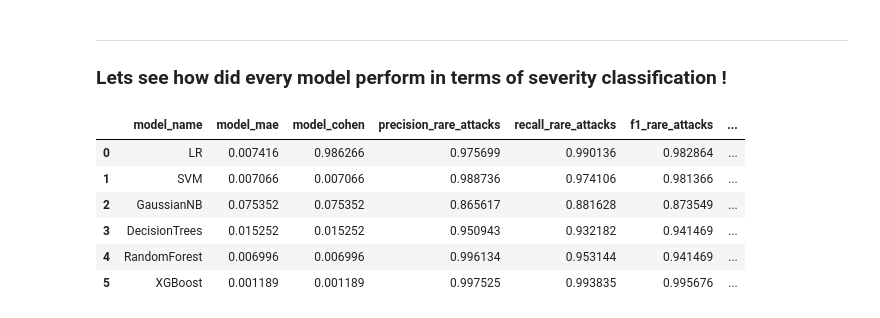
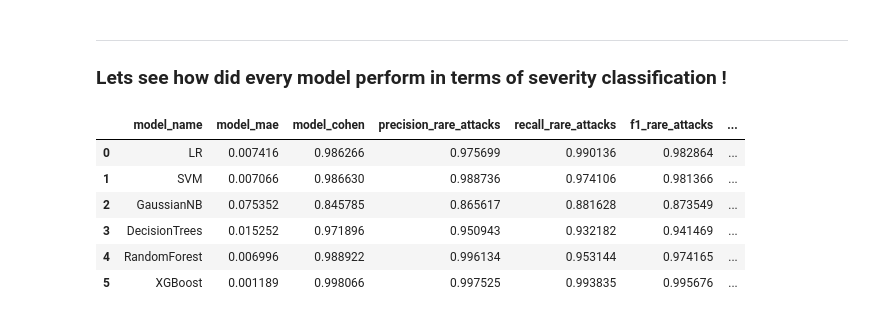
Before and after one commit to suzaladhikari/Network_Intrusion_Detector, a Jupyter notebook: Models/severityclassifier.ipynb, the cells around one changed output. Drawn from its saved outputs; the diff is of its cells as text; code cells hidden in the pictures.

```diff
--- a/Models/severityclassifier.ipynb
+++ b/Models/severityclassifier.ipynb
@@ -216,10 +227,10 @@ decision_cohen = cohen_kappa_score(y_test, decision_testing_pred)
 
 ## Confusion matrix
 
-true_positives = ((y_test ==3) & (decision_testing_pred == 3)).sum()
-true_negatives = ((y_test != 3) & (decision_testing_pred != 3)).sum()
-false_positives = ((y_test != 3) & (decision_testing_pred == 3)).sum()
-false_negatives = ((y_test == 3) & (decision_testing_pred != 3)).sum()
+true_positives = ((y_test ==target_attack) & (decision_testing_pred == target_attack)).sum()
+true_negatives = ((y_test != target_attack) & (decision_testing_pred != target_attack)).sum()
+false_positives = ((y_test != target_attack) & (decision_testing_pred == target_attack)).sum()
+false_negatives = ((y_test == target_attack) & (decision_testing_pred != target_attack)).sum()
 
 
 ## Precision, recall and f1 score
@@ -270,10 +281,10 @@ random_cohen = cohen_kappa_score(y_test, random_testing_pred)
 
 ## Confusion matrix
 
-true_positives = ((y_test ==3) & (random_testing_pred == 3)).sum()
-true_negatives = ((y_test != 3) & (random_testing_pred != 3)).sum()
-false_positives = ((y_test != 3) & (random_testing_pred == 3)).sum()
-false_negatives = ((y_test == 3) & (random_testing_pred != 3)).sum()
+true_positives = ((y_test ==target_attack) & (random_testing_pred == target_attack)).sum()
+true_negatives = ((y_test != target_attack) & (random_testing_pred != target_attack)).sum()
+false_positives = ((y_test != target_attack) & (random_testing_pred == target_attack)).sum()
+false_negatives = ((y_test == target_attack) & (random_testing_pred != target_attack)).sum()
 
 
 ## Precision, recall and f1 score
@@ -283,7 +294,7 @@ random_precision = true_positives / (true_positives + false_positives)
 random_recall = true_positives / (true_positives + false_negatives)
 random_fpr = false_positives  / (false_positives + true_negatives) ##Mis classification error
 random_fnr = false_negatives / (false_negatives + true_positives) ## False Alarm
-random_f1 = 2 * ((decision_precision * decision_recall) / (decision_precision + decision_recall))
+random_f1 = 2 * ((random_precision * random_recall) / (random_precision + random_recall))
 
 
 print(random_precision, random_recall, random_fpr, random_fnr, random_f1)
@@ -294,14 +305,6 @@ print(random_precision, random_recall, random_fpr, random_fnr, random_f1)
 ### Model 6: XGBoost
 # %%
 
-## Only for XGBModel :
-attack_data['Severity_Score'] = attack_data['Severity_Score'].map({1:0,2:1,3:2})
-X = attack_data.drop(columns=['Severity_Score'])
-y = attack_data['Severity_Score']
-
-## Splitting the data into train_test_split
-
-X_train, X_test, y_train, y_test = train_test_split(X,y, test_size=0.2, random_state=RANDOM_SEED)
 
 xgb_model = xgb.XGBClassifier(learning_rate = 1, n_estimators = 43, max_depth = 6, colsample_bytree = 0.6,objective="multi:softmax", reg_lambda = 0.1, subsample = 0.7, min_child_weight = 2)
 
@@ -348,10 +341,10 @@ xgb_cohen = cohen_kappa_score(y_test, xgb_testing_score)
 
 ## Confusion matrix
 
-true_positives = ((y_test ==2) & (xgb_testing_score == 2)).sum()
-true_negatives = ((y_test != 2) & (xgb_testing_score != 2)).sum()
-false_positives = ((y_test != 2) & (xgb_testing_score == 2)).sum()
-false_negatives = ((y_test == 2) & (xgb_testing_score != 2)).sum()
+true_positives = ((y_test ==target_attack) & (xgb_testing_score == target_attack)).sum()
+true_negatives = ((y_test != target_attack) & (xgb_testing_score != target_attack)).sum()
+false_positives = ((y_test != target_attack) & (xgb_testing_score == target_attack)).sum()
+false_negatives = ((y_test == target_attack) & (xgb_testing_score != target_attack)).sum()
 
 
 ## Precision, recall and f1 score
@@ -363,7 +356,6 @@ xgb_fpr = false_positives  / (false_positives + true_negatives) ##Mis classifica
 xgb_fnr = false_negatives / (false_negatives + true_positives) ## False Alarm
 xgb_f1 = 2 * ((xgb_precision * xgb_recall) / (xgb_precision +xgb_recall))
 
-
 print(xgb_precision, xgb_recall, xgb_fpr, xgb_fnr, xgb_f1)
 # %% [output]
 0.9975247524752475 0.9938347718865598 0.0001483459427384661 0.006165228113440197 0.9956763434218652
@@ -379,7 +371,7 @@ model_mae = [logit_mae, svm_mae, naive_mae, decision_mae, random_mae, xgb_mae]
 
 ## Model's Cohen Kappa Score
 
-model_cohen = [cks, svm_mae, naive_mae, decision_mae, random_mae, xgb_mae]
+model_cohen = [cks, svm_cohen_kappa, naive_cohen, decision_cohen, random_cohen, xgb_cohen]
 
 ## Model's precision score
 
@@ -389,35 +381,35 @@ model_precision = [logit_rare_precision, svm_precision_rare, naive_precision, de
 
 model_recall = [logit_rare_recall, svm_recall_rare, naive_recall, decision_recall, random_recall, xgb_recall]
 
 ## Model's F1 Score
 
 model_f1 = [logit_f1_rare, svm_f1_rare, naive_f1_rare, decision_f1,random_f1, xgb_f1]
 
 ## Misclassification
 misclassification_error = [logit_rare_fpr, svm_fpr,naive_fpr, decision_fpr, random_fpr, xgb_fpr]
 
 ## False Alarm
 
 false_alarm = [logit_rare_fnr,svm_fnr,naive_fnr,decision_fnr, random_fnr, xgb_fnr]
 severity_classifiers = pd.DataFrame(
 {
     'model_name': model_name,
     'model_mae': model_mae,
     'model_cohen':model_cohen,
     'precision_rare_attacks':model_precision,
     'recall_rare_attacks': model_recall,
     'f1_rare_attacks': model_f1,
     'Misclassified_attacks':misclassification_error,
     'false_alarm':false_alarm
 }
 )
 
 severity_classifiers.head(6)
 # %% [output]
 |  | model_name | model_mae | model_cohen | precision_rare_attacks | recall_rare_attacks | f1_rare_attacks | ... |
 | 0 | LR | 0.007416 | 0.986266 | 0.975699 | 0.990136 | 0.982864 | ... |
-| 1 | SVM | 0.007066 | 0.007066 | 0.988736 | 0.974106 | 0.981366 | ... |
-| 2 | GaussianNB | 0.075352 | 0.075352 | 0.865617 | 0.881628 | 0.873549 | ... |
-| 3 | DecisionTrees | 0.015252 | 0.015252 | 0.950943 | 0.932182 | 0.941469 | ... |
-| 4 | RandomForest | 0.006996 | 0.006996 | 0.996134 | 0.953144 | 0.941469 | ... |
-| 5 | XGBoost | 0.001189 | 0.001189 | 0.997525 | 0.993835 | 0.995676 | ... |
+| 1 | SVM | 0.007066 | 0.986630 | 0.988736 | 0.974106 | 0.981366 | ... |
+| 2 | GaussianNB | 0.075352 | 0.845785 | 0.865617 | 0.881628 | 0.873549 | ... |
+| 3 | DecisionTrees | 0.015252 | 0.971896 | 0.950943 | 0.932182 | 0.941469 | ... |
+| 4 | RandomForest | 0.006996 | 0.988922 | 0.996134 | 0.953144 | 0.974165 | ... |
+| 5 | XGBoost | 0.001189 | 0.998066 | 0.997525 | 0.993835 | 0.995676 | ... |
```
Also changed, not shown: parts of 10 cells of this notebook.
